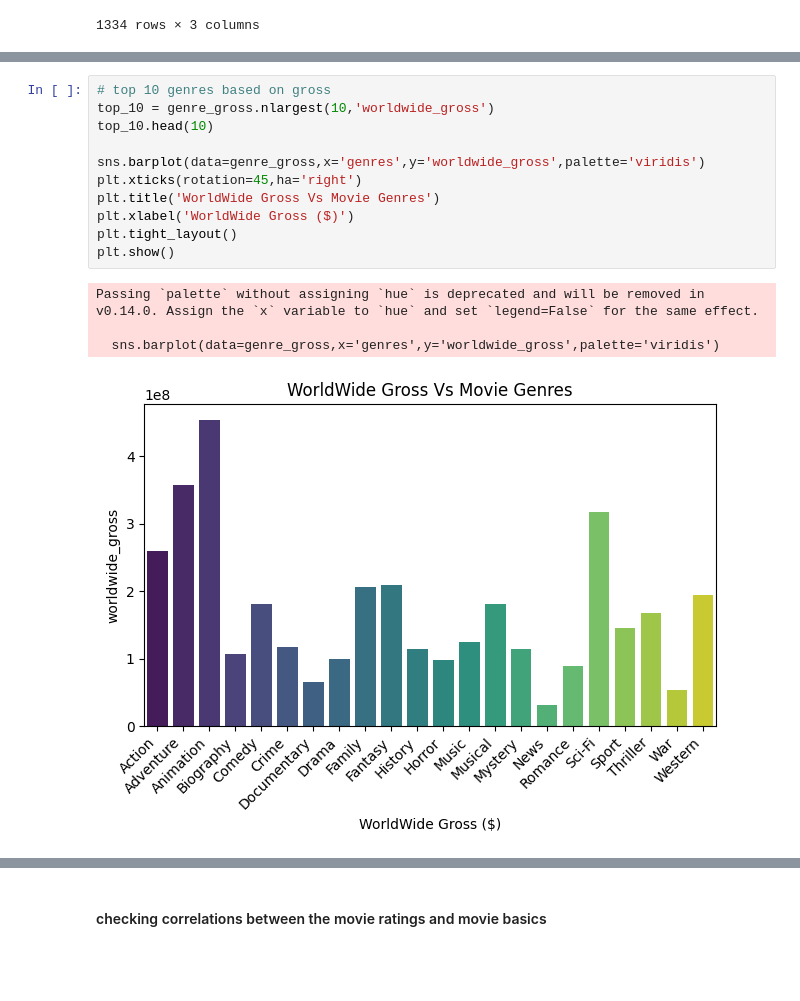
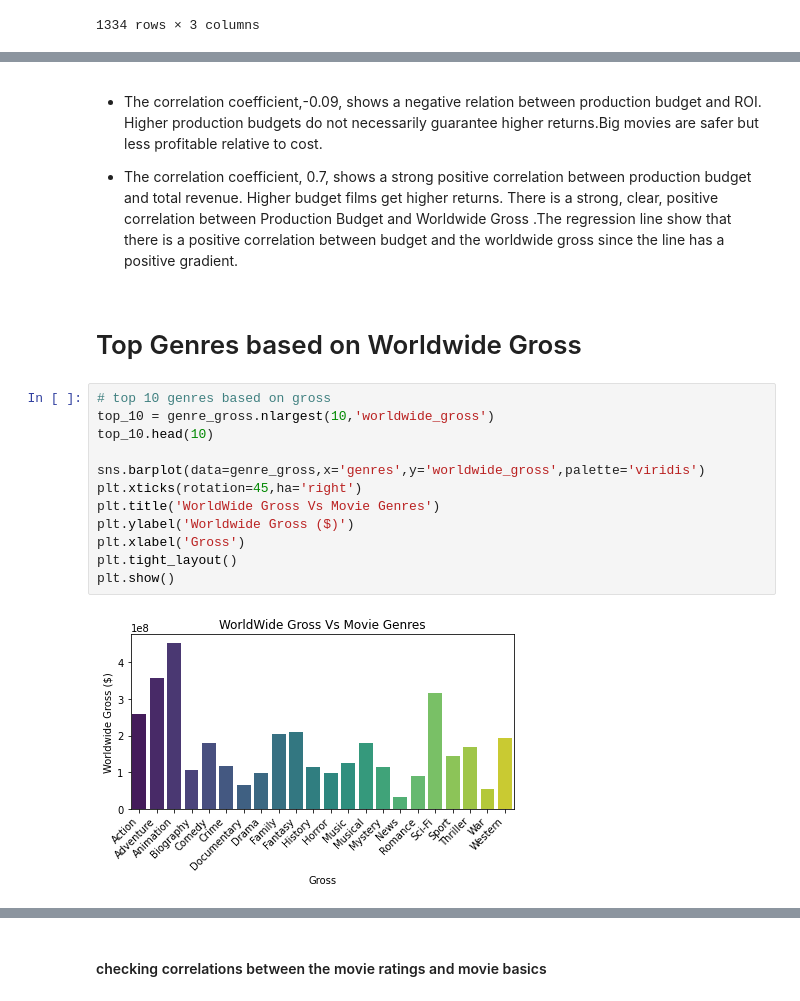
Before and after one commit to akononbagat-cmd/Movie-Insights, a Jupyter notebook: student.ipynb, the cells around one changed output, grey strips where cells are left out. Drawn from its saved outputs; the diff is of its cells as text; blank space fills up the shorter version.

```diff
--- a/student.ipynb
+++ b/student.ipynb
@@ -513,16 +506,20 @@ genre_gross.head()
+# %% [markdown]
+- The correlation coefficient,-0.09, shows a negative relation between production budget and ROI. Higher production budgets do not necessarily guarantee higher returns.Big movies are safer but less profitable relative to cost.
+
+- The correlation coefficient, 0.7, shows a strong positive correlation between production budget and total revenue. Higher budget films get higher returns. There is a strong, clear, positive correlation between Production Budget and Worldwide Gross .The regression line show that there is a positive correlation between budget and the worldwide gross since the line has a positive gradient.
+# %% [markdown]
+# Top Genres based on Worldwide Gross
 # %%
 # top 10 genres based on gross
 top_10 = genre_gross.nlargest(10,'worldwide_gross')
 top_10.head(10)
 
 sns.barplot(data=genre_gross,x='genres',y='worldwide_gross',palette='viridis')
 plt.xticks(rotation=45,ha='right')
 plt.title('WorldWide Gross Vs Movie Genres')
-plt.xlabel('WorldWide Gross ($)')
+plt.ylabel('Worldwide Gross ($)')
+plt.xlabel('Gross')
 plt.tight_layout()
 plt.show()
 # %% [output]
-Passing `palette` without assigning `hue` is deprecated and will be removed in v0.14.0. Assign the `x` variable to `hue` and set `legend=False` for the same effect.
-
-  sns.barplot(data=genre_gross,x='genres',y='worldwide_gross',palette='viridis')
-[figure, old version]
+[figure, new version]
```
Also changed, not shown: parts of 79 cells of this notebook.
